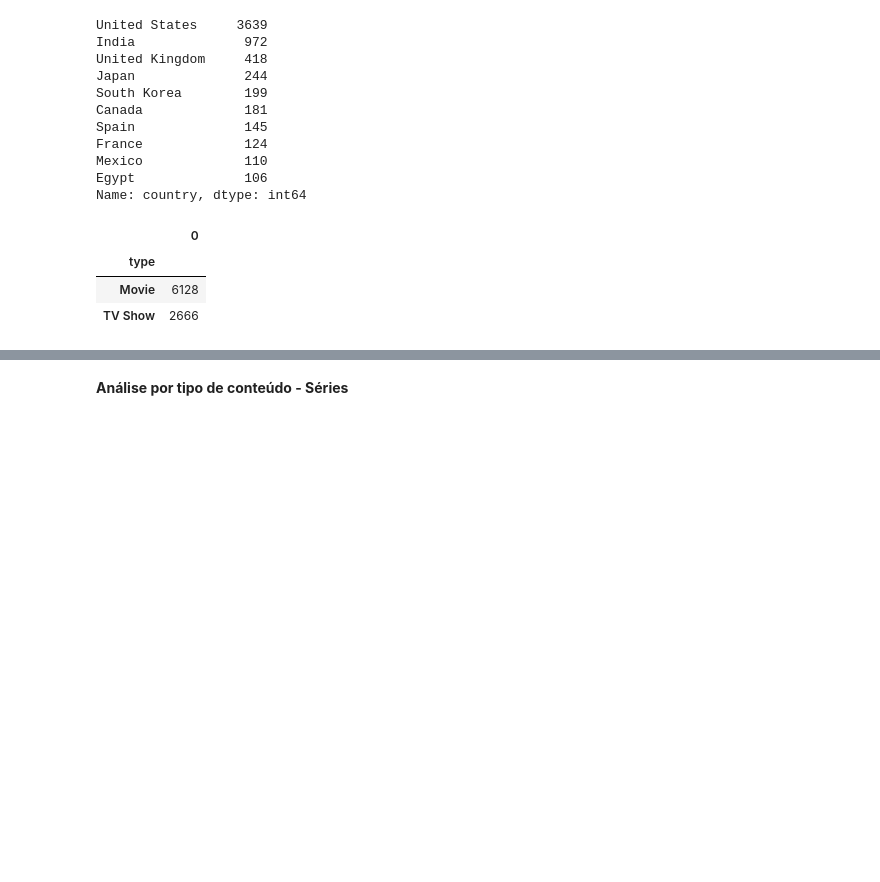
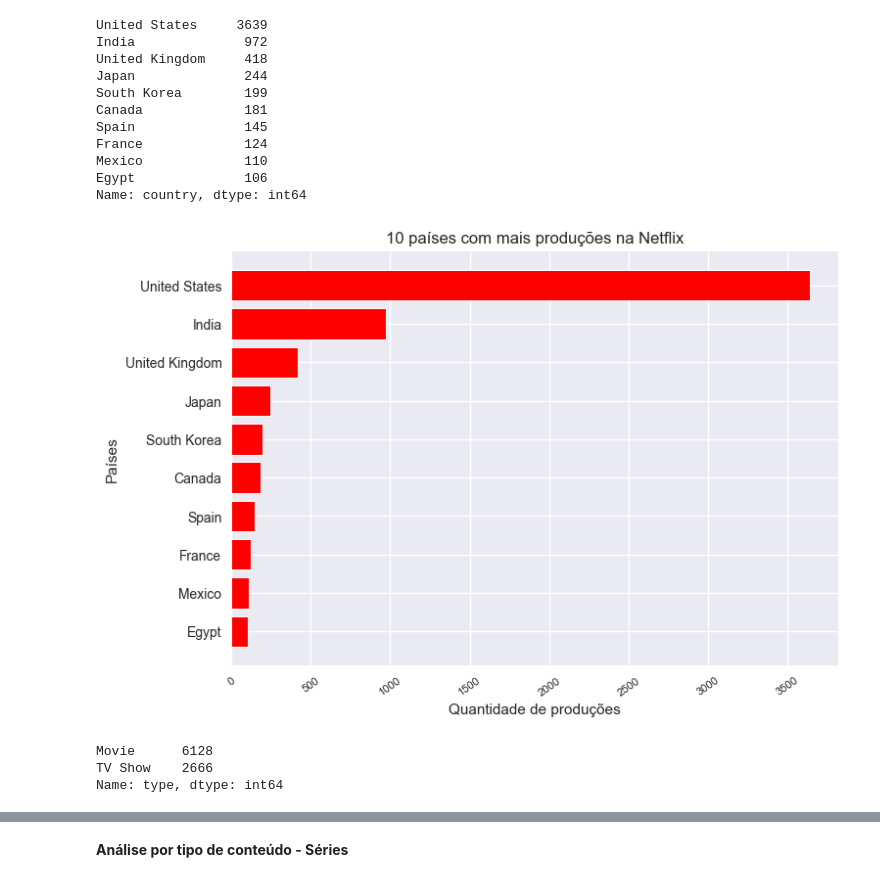
Before and after one commit to mclararibeiro/Ada-tech, a Jupyter notebook: analise_catalogo_ netflix/analise_inicial.ipynb, the cells around one changed output, grey strips where cells are left out. Cells and saved outputs as stored; diff of their text form; code cells hidden in the pictures; blank space fills up the shorter version.

Commit message:
analise netflix

```diff
--- a/analise_catalogo_ netflix/analise_inicial.ipynb
+++ b/analise_catalogo_ netflix/analise_inicial.ipynb
@@ -318,7 +290,8 @@ df
 **Análise dos dados**
 # %%
 #Os 10 países com mais produções
-df['country'].value_counts().head(10)
+country = df['country'].value_counts().head(10)
+country
 # %% [output]
 United States     3639
 India              972
@@ -331,11 +304,26 @@ France             124
 Mexico             110
 Egypt              106
 Name: country, dtype: int64
+# %%
+#Plotagem do gráfico series
+plt.figure()
+plt.barh(country.sort_values().index, country.sort_values(), color='red', edgecolor='white', linewidth=0.7)
+
+#Definindo a rotação,
+plt.xticks(rotation=35,fontsize=8)
+
+#Definindo os eixos e título
+plt.ylabel('Países')
+plt.xlabel('Quantidade de produções')
+plt.title('10 países com mais produções na Netflix')
+plt.show()
+# %% [output]
+[figure, added]
 # %%
 #Agrupando por tipo de conteúdo (filme ou série)
-df.groupby(['type']).size().to_frame()
+tipo = df['type'].value_counts()
+tipo
 # %% [output]
-|  | 0 |
-| type |  |
-| Movie | 6128 |
-| TV Show | 2666 |
+Movie      6128
+TV Show    2666
+Name: type, dtype: int64
```
Also changed, not shown: parts of 32 cells of this notebook.
